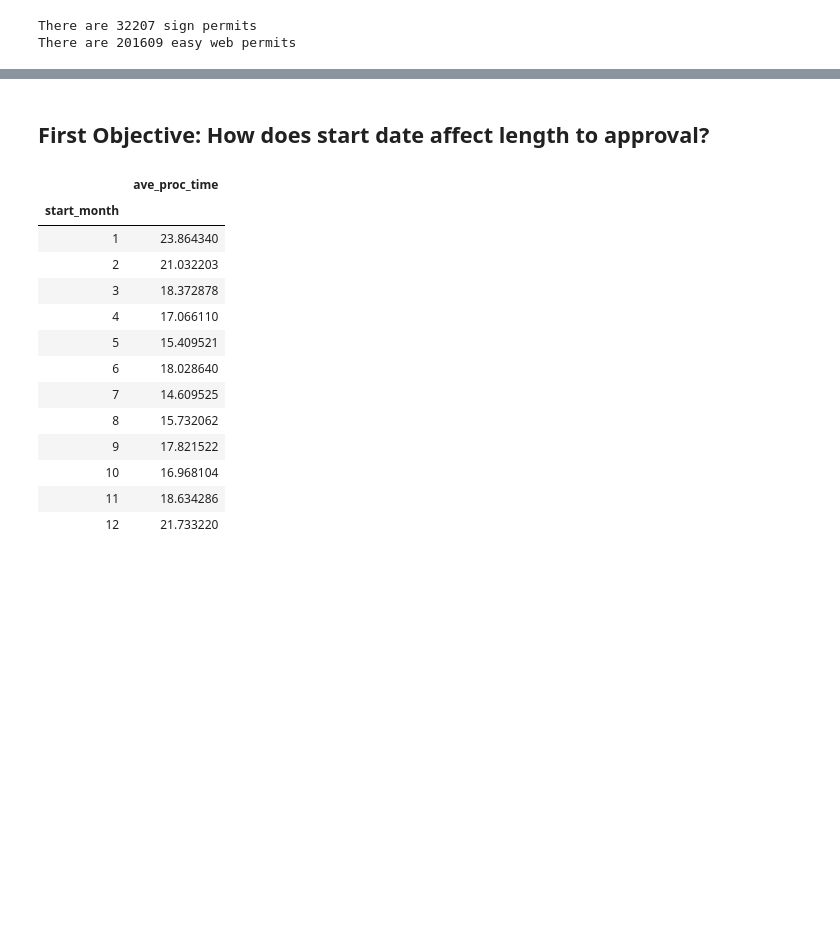
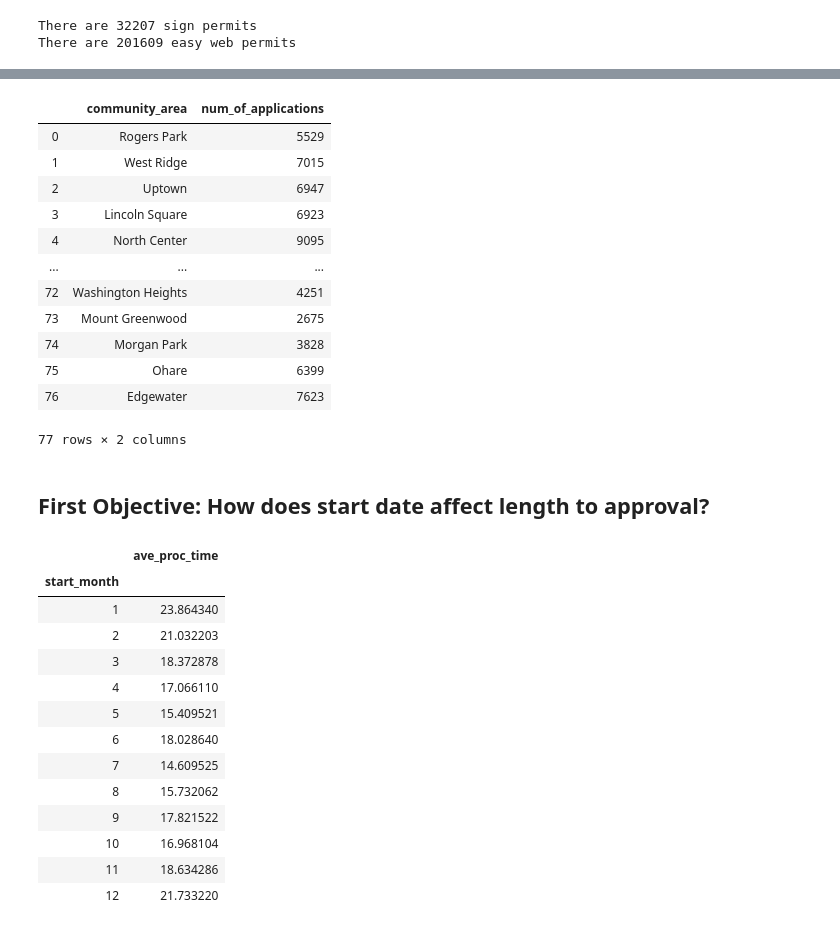
Before and after one commit to mahoneyjam/Project_1, a Jupyter notebook: data_wrangling.ipynb, the cells around one changed output, grey strips where cells are left out. Saved outputs shown, nothing was run; the diff lists cells and outputs as text; code cells hidden in the pictures; blank space fills up the shorter version.

```diff
--- a/data_wrangling.ipynb
+++ b/data_wrangling.ipynb
@@ -167,2 +187,31 @@ month_num_applications_df
+# %%
+# How many applications were made in each community area?
+
+comm_area_gb=permit_df[['community_area','processing_time']].groupby(['community_area'], as_index=False)
+
+comm_area_num_applications_df=pd.DataFrame(comm_area_gb.count())
+
+comm_area_num_applications_df=comm_area_num_applications_df.rename(columns={"processing_time": "num_of_applications"})
+
+# Apply community area labels
+comm_area_num_applications_df=comm_area_num_applications_df.replace({"community_area": community_areas_dict})
+
+comm_area_num_applications_df.to_csv('plot_data/num_app_to_com_areas_bar_graph.csv', index=False)
+
+comm_area_num_applications_df
+# %% [output]
+|  | community_area | num_of_applications |
+| 0 | Rogers Park | 5529 |
+| 1 | West Ridge | 7015 |
+| 2 | Uptown | 6947 |
+| 3 | Lincoln Square | 6923 |
+| 4 | North Center | 9095 |
+| ... | ... | ... |
+| 72 | Washington Heights | 4251 |
+| 73 | Mount Greenwood | 2675 |
+| 74 | Morgan Park | 3828 |
+| 75 | Ohare | 6399 |
+| 76 | Edgewater | 7623 |
+77 rows × 2 columns
 # %% [markdown]
 ## First Objective: How does start date affect length to approval?
```
Also changed, not shown: parts of 6 cells of this notebook, 3 other files.
